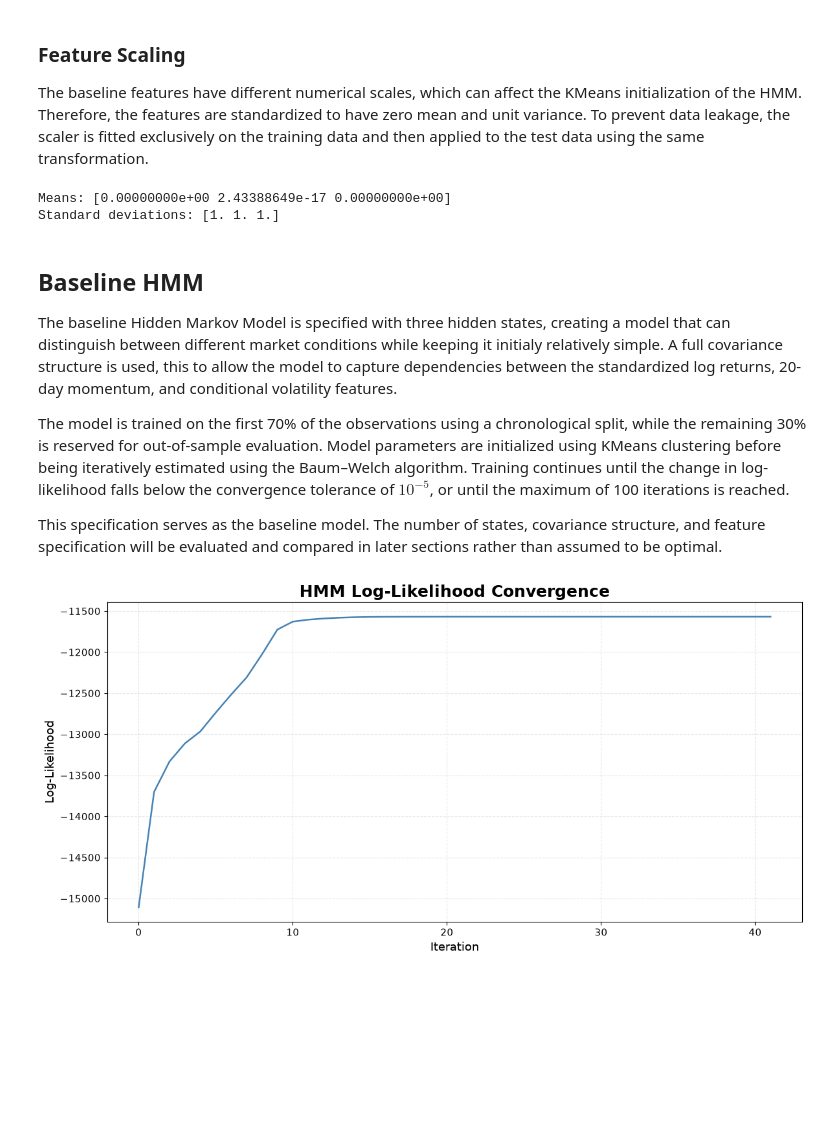
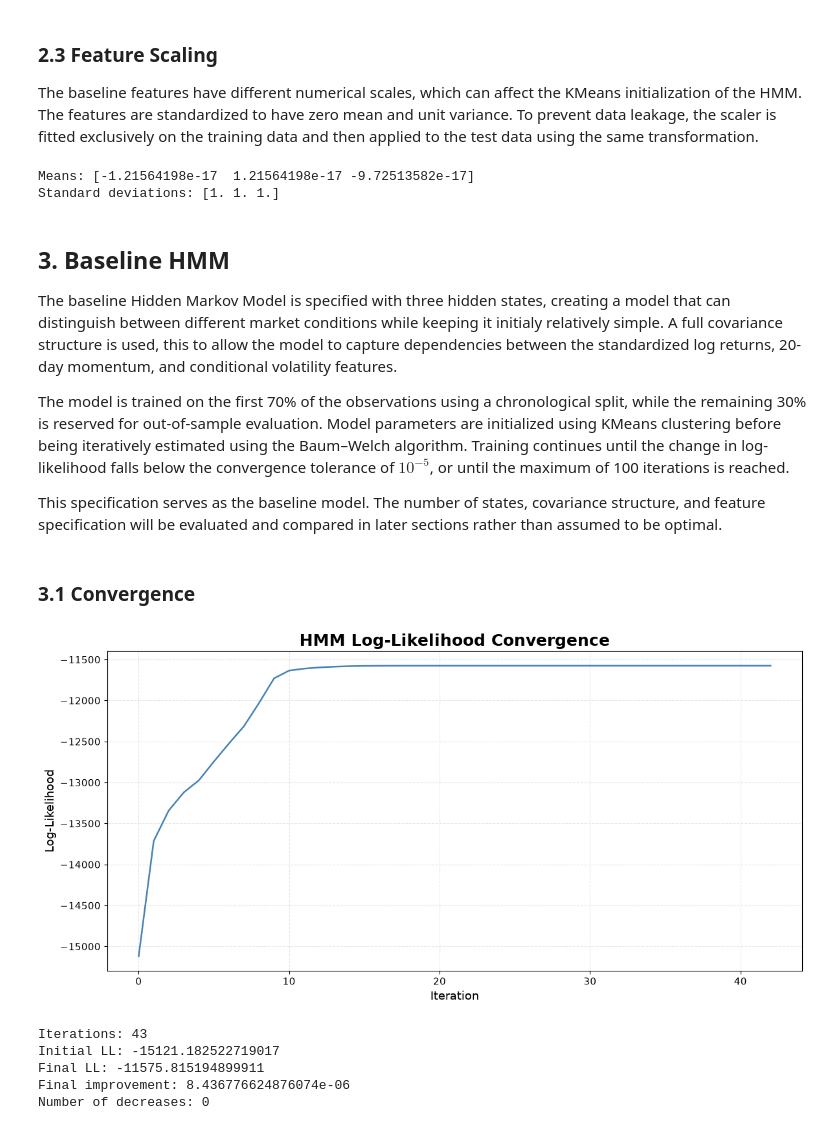
Before and after one commit to Nilsolsson010902/regime-switching-var, a Jupyter notebook: notebooks/03_HMM_Analysis.ipynb, the cells around one changed output. Drawn from its saved outputs; the diff is of its cells as text; code cells hidden in the pictures; blank space fills up the shorter version.

```diff
--- a/notebooks/03_HMM_Analysis.ipynb
+++ b/notebooks/03_HMM_Analysis.ipynb
@@ -44,12 +47,20 @@ These baseline features capture distinct market dynamics: daily log returns capt
 # %%
-hmm_features = features.build_hmm_features(market_data, garch_output)
+hmm_features = features.build_hmm_features(
+    market_data,
+    garch_output
+)
+
 split_idx = int(len(hmm_features) * 0.70)
 
-train_df = hmm_features.iloc[:split_idx]
-test_df = hmm_features.iloc[split_idx:]
+train_df = hmm_features.iloc[:split_idx].copy()
+test_df = hmm_features.iloc[split_idx:].copy()
+
+sp_price_train = market_data.loc[train_df.index,"Close"]
+sp_price_test = market_data.loc[test_df.index,"Close"]
 
 X_train = train_df#.to_numpy()
 X_test = test_df#.to_numpy()
+dates = train_df.index
 
 X_train.describe()
 #X_train.corr()
@@ -81,9 +92,9 @@ X_train.corr()
 
 The correlation matrix exhbits no linnear correlation (0.001) between daily returns and conditional volatility, not out of character since volatility describes uncertainty in the market rather than direction. Momentum and returns have a weak positive correlation (0.216), which is reasonable since the daily return is part of the current momentum window. The strongest relationship is observed between momentum and conditional volatility, with a correlation of -0.445. This indicates that periods of elevated conditional volatility tend to exhibit weaker momentum, demonstrating the combination of negative trends and elevated volatility often observed during periods of market stress.
 # %% [markdown]
-### Feature Scaling
+### 2.3 Feature Scaling
 
-The baseline features have different numerical scales, which can affect the KMeans initialization of the HMM. Therefore, the features are standardized to have zero mean and unit variance. To prevent data leakage, the scaler is fitted exclusively on the training data and then applied to the test data using the same transformation.
+The baseline features have different numerical scales, which can affect the KMeans initialization of the HMM. The features are standardized to have zero mean and unit variance. To prevent data leakage, the scaler is fitted exclusively on the training data and then applied to the test data using the same transformation.
 # %%
 scaler = StandardScaler()
 X_train = scaler.fit_transform(X_train)
@@ -92,10 +103,10 @@ X_test = scaler.transform(X_test)
 print("Means:", X_train.mean(axis=0))
 print("Standard deviations:", X_train.std(axis=0))
 # %% [output]
-Means: [0.00000000e+00 2.43388649e-17 0.00000000e+00]
+Means: [-1.21564198e-17  1.21564198e-17 -9.72513582e-17]
 Standard deviations: [1. 1. 1.]
 # %% [markdown]
-## Baseline HMM
+## 3. Baseline HMM
 
 The baseline Hidden Markov Model is specified with three hidden states, creating a model that can distinguish between different market conditions while keeping it initialy relatively simple. A full covariance structure is used, this to allow the model to capture dependencies between the standardized log returns, 20-day momentum, and conditional volatility features.
 
@@ -104,28 +115,43 @@ The model is trained on the first 70% of the observations using a chronological
 This specification serves as the baseline model. The number of states, covariance structure, and feature specification will be evaluated and compared in later sections rather than assumed to be optimal.
 # %%
 HMM = hmm(feature_matrix = X_train, states = 3, covariance_type = "full").fit()
+# %% [markdown]
+### 3.1 Convergence
 # %%
 plt.figure(figsize=(12, 6))
 
 plt.plot(
     HMM.log_likelihood_history,
     linewidth=1.8,
     color="steelblue"
 )
 
 plt.title(
     "HMM Log-Likelihood Convergence",
     fontsize=18,
     fontweight="bold"
 )
 
 plt.xlabel("Iteration", fontsize=13)
 plt.ylabel("Log-Likelihood", fontsize=13)
 
 plt.grid(True, linestyle="--", alpha=0.3)
 plt.tick_params(axis="both", labelsize=11)
 
 plt.tight_layout()
 plt.show()
+
+ll = np.array(HMM.log_likelihood_history)
+
+print("Iterations:", len(ll))
+print("Initial LL:", ll[0])
+print("Final LL:", ll[-1])
+print("Final improvement:", ll[-1] - ll[-2])
+print("Number of decreases:", np.sum(np.diff(ll) < 0))
 # %% [output]
-[figure, old version]
+[figure, new version]
+Iterations: 43
+Initial LL: -15121.182522719017
+Final LL: -11575.815194899911
+Final improvement: 8.436776624876074e-06
+Number of decreases: 0
```
Also changed, not shown: parts of 66 cells of this notebook, 2 other files.
